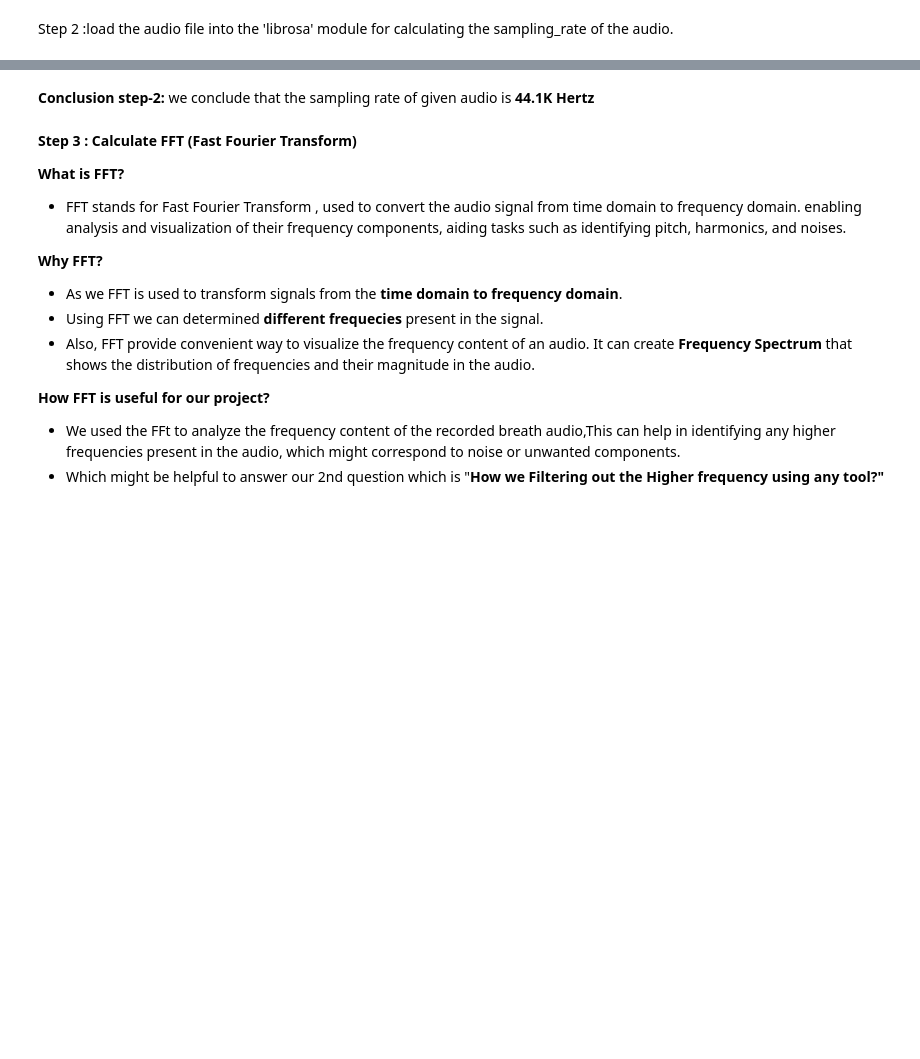
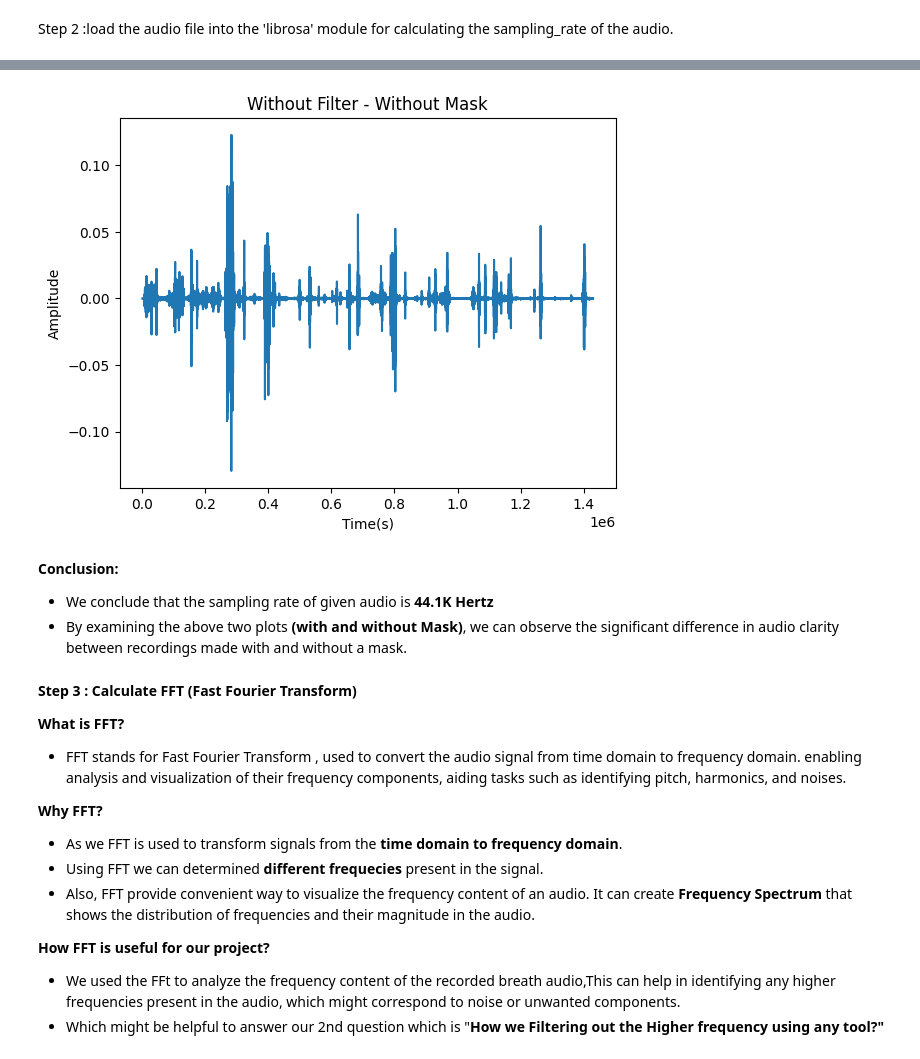
Before and after one commit to amMistic/Mini_Project_Spiro, a Jupyter notebook: Spiro_MIni_project.ipynb, the cells around one changed output, grey strips where cells are left out. Cells and saved outputs as stored; diff of their text form; code cells hidden in the pictures; blank space fills up the shorter version.

```diff
--- a/Spiro_MIni_project.ipynb
+++ b/Spiro_MIni_project.ipynb
@@ -21,5 +36,16 @@ sampling_rate
+# %%
+plt.figure()
+plt.plot(without_mask_audio)
+plt.xlabel('Time(s)')
+plt.ylabel('Amplitude')
+plt.title('Without Filter - Without Mask')
+plt.show()
+# %% [output]
+[figure, added]
 # %% [markdown]
-**Conclusion step-2:** we conclude that the sampling rate of given audio is **44.1K Hertz**
+**Conclusion:**
+- We conclude that the sampling rate of given audio is **44.1K Hertz**
+- By examining the above two plots **(with and without Mask)**, we can observe the significant difference in audio clarity between recordings made with and without a mask.
 # %% [markdown]
 **Step 3 : Calculate FFT (Fast Fourier Transform)**
 
```
Also changed, not shown: parts of 13 cells of this notebook, 2 other files.
